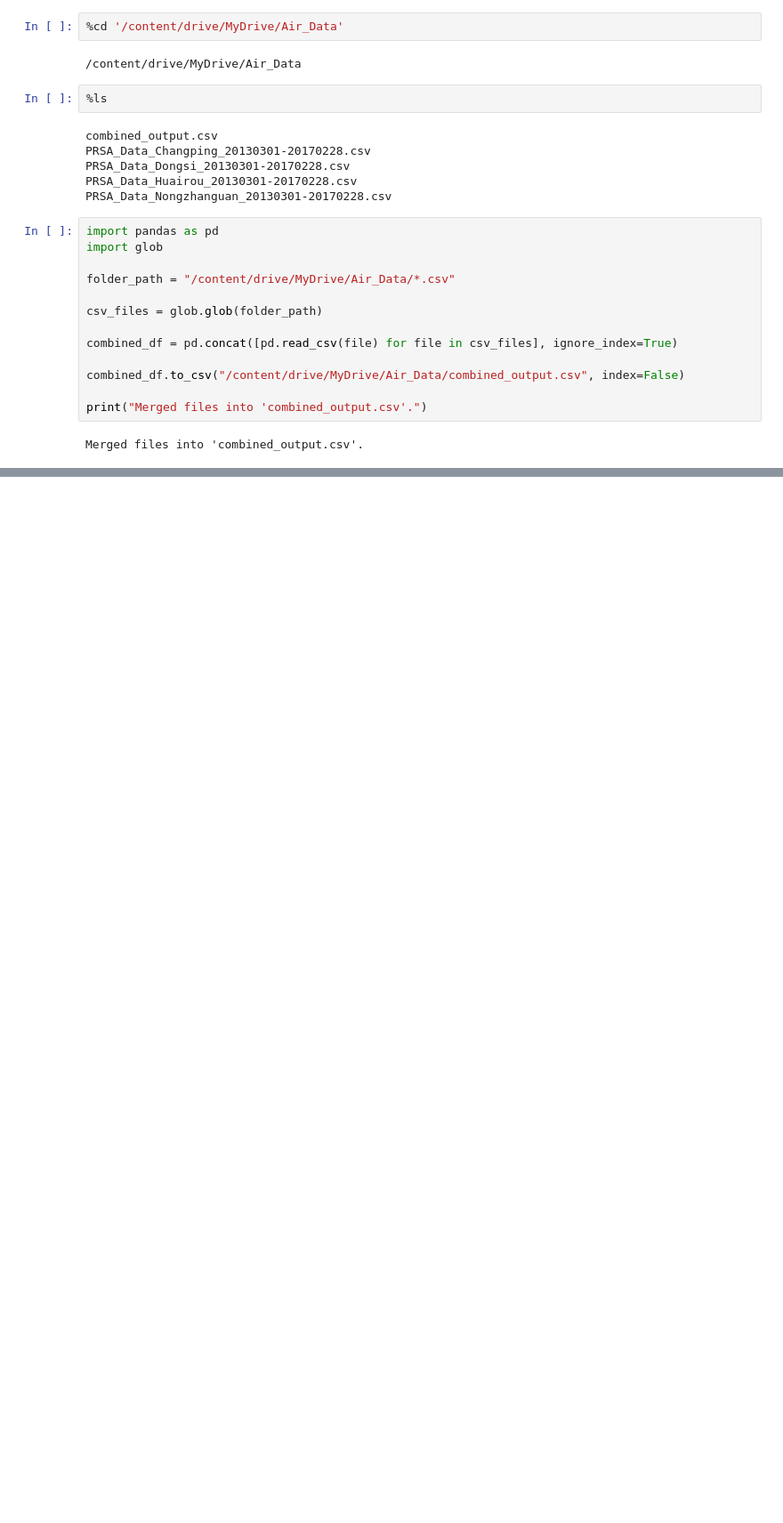
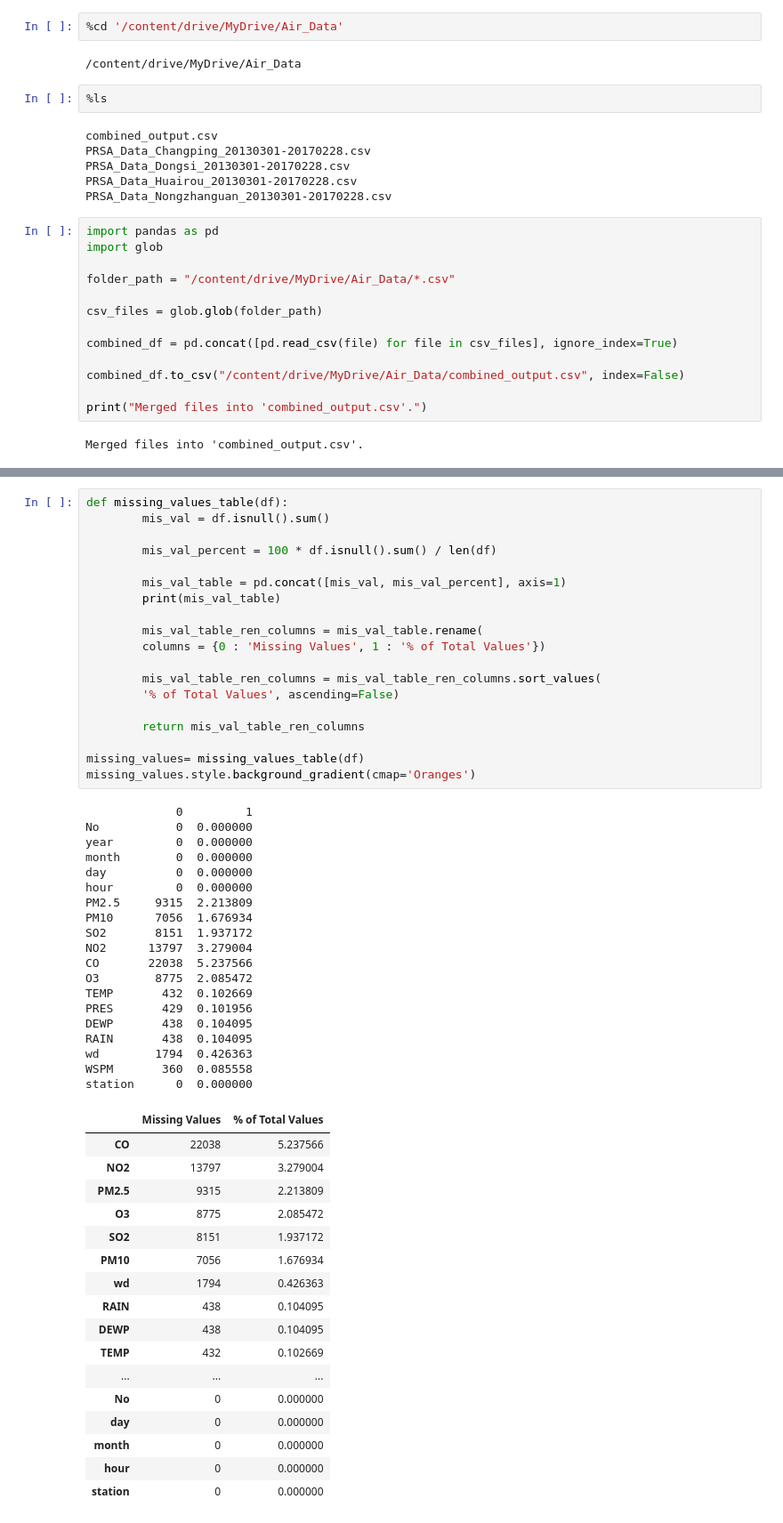
Before and after one commit to crogers-cardiffmet/Data-Analysis, a Jupyter notebook: PRAC1.ipynb, the cells around one changed output, grey strips where cells are left out. Shown: that part at 89% size. Saved outputs shown, nothing was run; the diff lists cells and outputs as text; blank space fills up the shorter version.

```diff
--- a/PRAC1.ipynb
+++ b/PRAC1.ipynb
@@ -36,0 +126,56 @@ Merged files into 'combined_output.csv'.
+# %%
+def missing_values_table(df):
+        mis_val = df.isnull().sum()
+
+        mis_val_percent = 100 * df.isnull().sum() / len(df)
+
+        mis_val_table = pd.concat([mis_val, mis_val_percent], axis=1)
+        print(mis_val_table)
+
+        mis_val_table_ren_columns = mis_val_table.rename(
+        columns = {0 : 'Missing Values', 1 : '% of Total Values'})
+
+        mis_val_table_ren_columns = mis_val_table_ren_columns.sort_values(
+        '% of Total Values', ascending=False)
+
+        return mis_val_table_ren_columns
+
+missing_values= missing_values_table(df)
+missing_values.style.background_gradient(cmap='Oranges')
+# %% [output]
+             0         1
+No           0  0.000000
+year         0  0.000000
+month        0  0.000000
+day          0  0.000000
+hour         0  0.000000
+PM2.5     9315  2.213809
+PM10      7056  1.676934
+SO2       8151  1.937172
+NO2      13797  3.279004
+CO       22038  5.237566
+O3        8775  2.085472
+TEMP       432  0.102669
+PRES       429  0.101956
+DEWP       438  0.104095
+RAIN       438  0.104095
+wd        1794  0.426363
+WSPM       360  0.085558
+station      0  0.000000
+|  | Missing Values | % of Total Values |
+| CO | 22038 | 5.237566 |
+| NO2 | 13797 | 3.279004 |
+| PM2.5 | 9315 | 2.213809 |
+| O3 | 8775 | 2.085472 |
+| SO2 | 8151 | 1.937172 |
+| PM10 | 7056 | 1.676934 |
+| wd | 1794 | 0.426363 |
+| RAIN | 438 | 0.104095 |
+| DEWP | 438 | 0.104095 |
+| TEMP | 432 | 0.102669 |
+| ... | ... | ... |
+| No | 0 | 0.000000 |
+| day | 0 | 0.000000 |
+| month | 0 | 0.000000 |
+| hour | 0 | 0.000000 |
+| station | 0 | 0.000000 |
```
Also changed, not shown: parts of 11 cells of this notebook.
